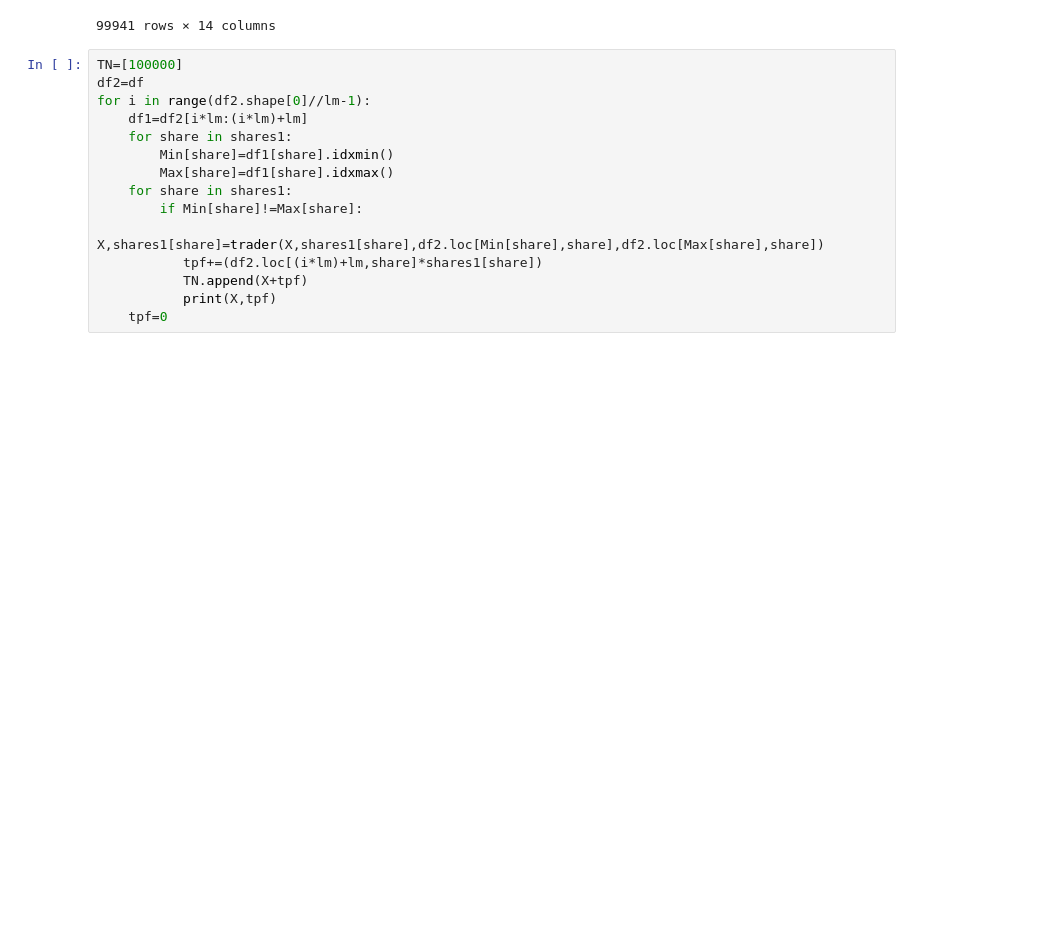
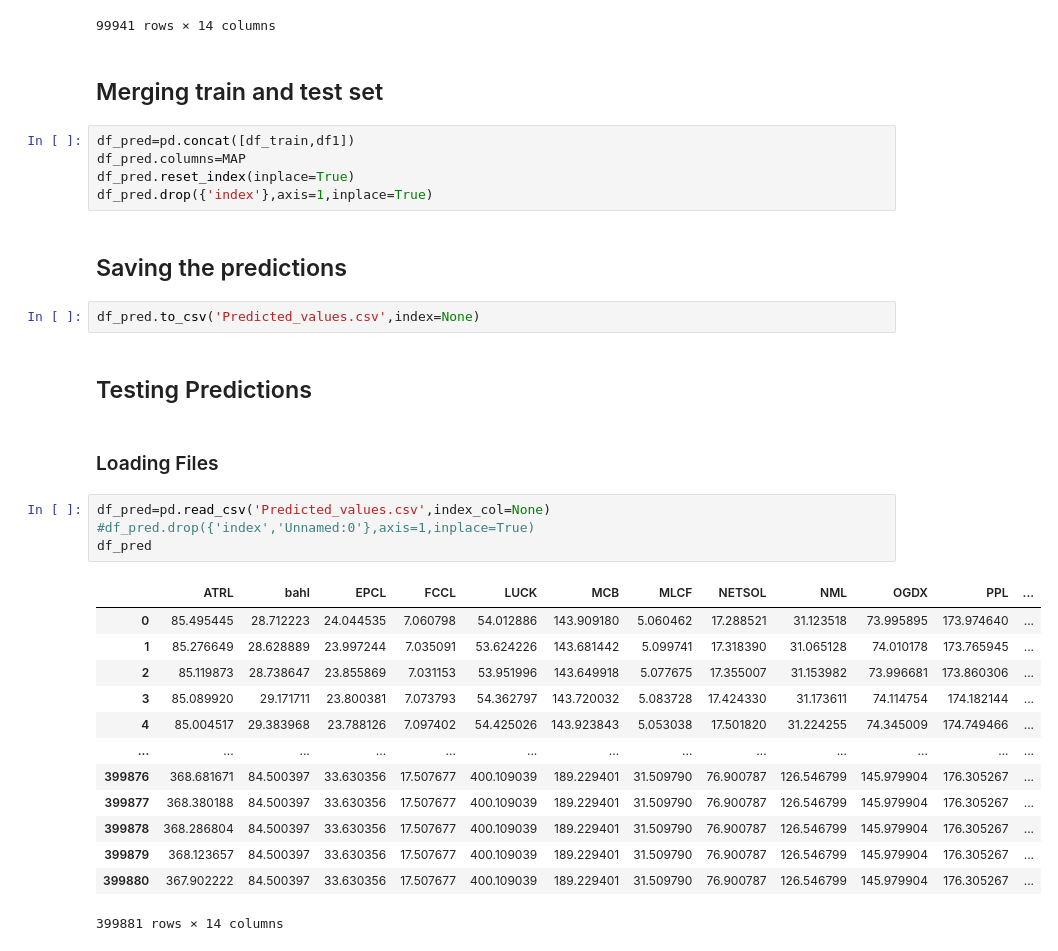
Before and after one commit to Syed-Sherjeel/PSX_Trading_Bot, a Jupyter notebook: Assaignment£3.ipynb, the cells around one changed output. Drawn from its saved outputs; the diff is of its cells as text; blank space fills up the shorter version.

```diff
--- a/Assaignment£3.ipynb
+++ b/Assaignment£3.ipynb
@@ -367,18 +406,36 @@ df1
 | 99939 | 368.123657 | 84.500397 | 33.630356 | 17.507677 | 400.109039 | 189.229401 | 31.50979 | 76.900787 | 126.546799 | 145.979904 | 176.305267 | ... |
 | 99940 | 367.902222 | 84.500397 | 33.630356 | 17.507677 | 400.109039 | 189.229401 | 31.50979 | 76.900787 | 126.546799 | 145.979904 | 176.305267 | ... |
 99941 rows × 14 columns
-# %%
-TN=[100000]
-df2=df
-for i in range(df2.shape[0]//lm-1):
-    df1=df2[i*lm:(i*lm)+lm]
-    for share in shares1:
-        Min[share]=df1[share].idxmin()
-        Max[share]=df1[share].idxmax()
-    for share in shares1:
-        if Min[share]!=Max[share]:
-           X,shares1[share]=trader(X,shares1[share],df2.loc[Min[share],share],df2.loc[Max[share],share])
-           tpf+=(df2.loc[(i*lm)+lm,share]*shares1[share])
-           TN.append(X+tpf)
-           print(X,tpf)
-    tpf=0
+# %% [markdown]
+## Merging train and test set
+# %%
+df_pred=pd.concat([df_train,df1])
+df_pred.columns=MAP
+df_pred.reset_index(inplace=True)
+df_pred.drop({'index'},axis=1,inplace=True)
+# %% [markdown]
+## Saving the predictions
+# %%
+df_pred.to_csv('Predicted_values.csv',index=None)
+# %% [markdown]
+## Testing Predictions
+# %% [markdown]
+### Loading Files
+# %%
+df_pred=pd.read_csv('Predicted_values.csv',index_col=None)
+#df_pred.drop({'index','Unnamed:0'},axis=1,inplace=True)
+df_pred
+# %% [output]
+|  | ATRL | bahl | EPCL | FCCL | LUCK | MCB | MLCF | NETSOL | NML | OGDX | PPL | ... |
+| 0 | 85.495445 | 28.712223 | 24.044535 | 7.060798 | 54.012886 | 143.909180 | 5.060462 | 17.288521 | 31.123518 | 73.995895 | 173.974640 | ... |
+| 1 | 85.276649 | 28.628889 | 23.997244 | 7.035091 | 53.624226 | 143.681442 | 5.099741 | 17.318390 | 31.065128 | 74.010178 | 173.765945 | ... |
+| 2 | 85.119873 | 28.738647 | 23.855869 | 7.031153 | 53.951996 | 143.649918 | 5.077675 | 17.355007 | 31.153982 | 73.996681 | 173.860306 | ... |
+| 3 | 85.089920 | 29.171711 | 23.800381 | 7.073793 | 54.362797 | 143.720032 | 5.083728 | 17.424330 | 31.173611 | 74.114754 | 174.182144 | ... |
+| 4 | 85.004517 | 29.383968 | 23.788126 | 7.097402 | 54.425026 | 143.923843 | 5.053038 | 17.501820 | 31.224255 | 74.345009 | 174.749466 | ... |
+| ... | ... | ... | ... | ... | ... | ... | ... | ... | ... | ... | ... | ... |
+| 399876 | 368.681671 | 84.500397 | 33.630356 | 17.507677 | 400.109039 | 189.229401 | 31.509790 | 76.900787 | 126.546799 | 145.979904 | 176.305267 | ... |
+| 399877 | 368.380188 | 84.500397 | 33.630356 | 17.507677 | 400.109039 | 189.229401 | 31.509790 | 76.900787 | 126.546799 | 145.979904 | 176.305267 | ... |
+| 399878 | 368.286804 | 84.500397 | 33.630356 | 17.507677 | 400.109039 | 189.229401 | 31.509790 | 76.900787 | 126.546799 | 145.979904 | 176.305267 | ... |
+| 399879 | 368.123657 | 84.500397 | 33.630356 | 17.507677 | 400.109039 | 189.229401 | 31.509790 | 76.900787 | 126.546799 | 145.979904 | 176.305267 | ... |
+| 399880 | 367.902222 | 84.500397 | 33.630356 | 17.507677 | 400.109039 | 189.229401 | 31.509790 | 76.900787 | 126.546799 | 145.979904 | 176.305267 | ... |
+399881 rows × 14 columns
```
Also changed, not shown: parts of 7 cells of this notebook, 42 other files.
